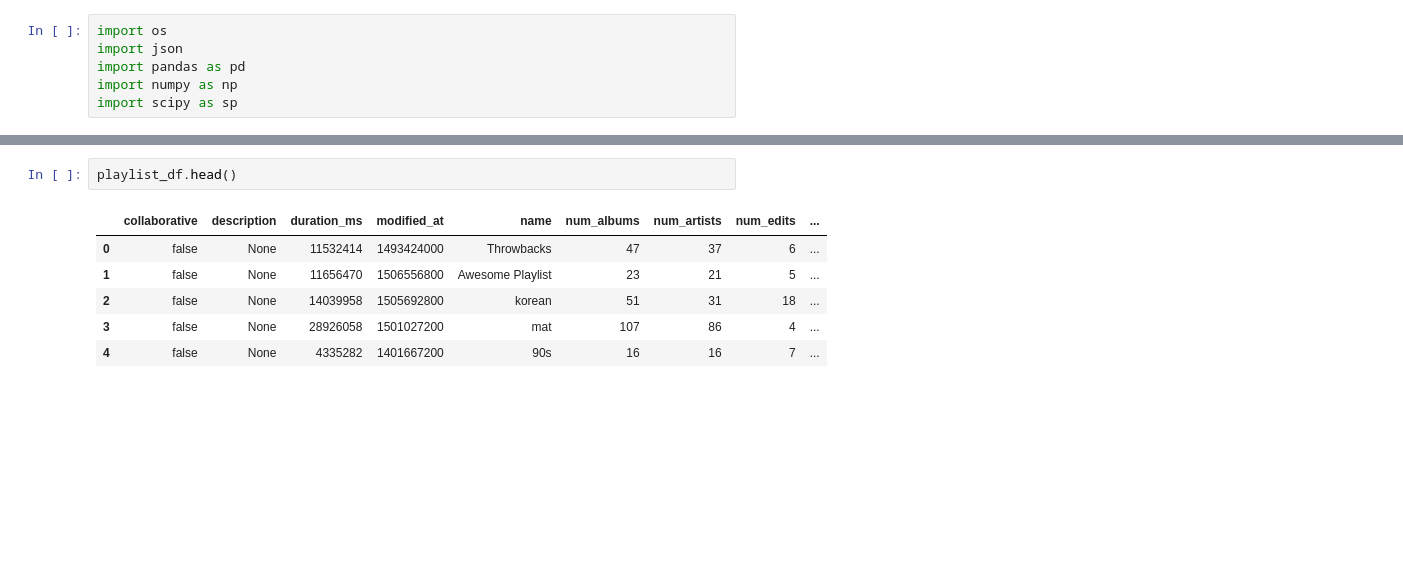
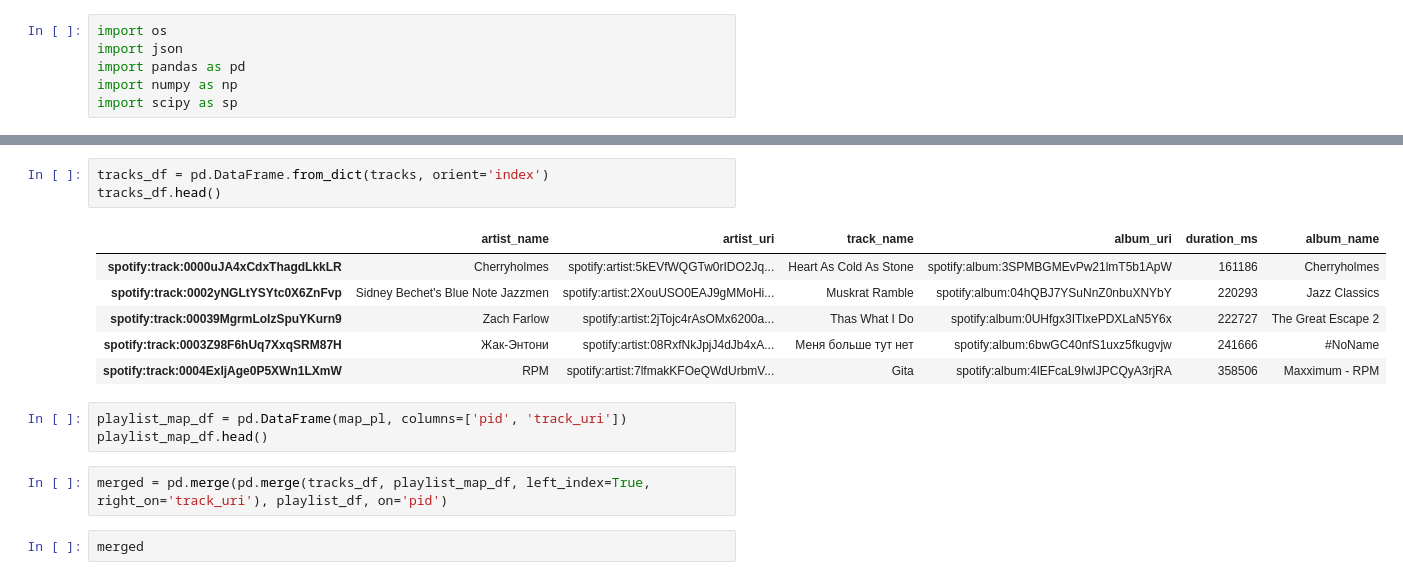
Before and after one commit to tralpha/spotify-project, a Jupyter notebook: DataLoader.ipynb, the cells around one changed output, grey strips where cells are left out. Cells and saved outputs as stored; diff of their text form; blank space fills up the shorter version.

```diff
--- a/DataLoader.ipynb
+++ b/DataLoader.ipynb
@@ -81,9 +102,17 @@ playlist_df = pd.DataFrame(playlists)
-# %%
-playlist_df.head()
-# %% [output]
-|  | collaborative | description | duration_ms | modified_at | name | num_albums | num_artists | num_edits | ... |
-| 0 | false | None | 11532414 | 1493424000 | Throwbacks | 47 | 37 | 6 | ... |
-| 1 | false | None | 11656470 | 1506556800 | Awesome Playlist | 23 | 21 | 5 | ... |
-| 2 | false | None | 14039958 | 1505692800 | korean | 51 | 31 | 18 | ... |
-| 3 | false | None | 28926058 | 1501027200 | mat | 107 | 86 | 4 | ... |
-| 4 | false | None | 4335282 | 1401667200 | 90s | 16 | 16 | 7 | ... |
+# %%
+tracks_df = pd.DataFrame.from_dict(tracks, orient='index')
+tracks_df.head()
+# %% [output]
+|  | artist_name | artist_uri | track_name | album_uri | duration_ms | album_name |
+| spotify:track:0000uJA4xCdxThagdLkkLR | Cherryholmes | spotify:artist:5kEVfWQGTw0rIDO2Jq... | Heart As Cold As Stone | spotify:album:3SPMBGMEvPw21lmT5b1ApW | 161186 | Cherryholmes |
+| spotify:track:0002yNGLtYSYtc0X6ZnFvp | Sidney Bechet's Blue Note Jazzmen | spotify:artist:2XouUSO0EAJ9gMMoHi... | Muskrat Ramble | spotify:album:04hQBJ7YSuNnZ0nbuXNYbY | 220293 | Jazz Classics |
+| spotify:track:00039MgrmLoIzSpuYKurn9 | Zach Farlow | spotify:artist:2jTojc4rAsOMx6200a... | Thas What I Do | spotify:album:0UHfgx3ITlxePDXLaN5Y6x | 222727 | The Great Escape 2 |
+| spotify:track:0003Z98F6hUq7XxqSRM87H | Жак-Энтони | spotify:artist:08RxfNkJpjJ4dJb4xA... | Меня больше тут нет | spotify:album:6bwGC40nfS1uxz5fkugvjw | 241666 | #NoName |
+| spotify:track:0004ExljAge0P5XWn1LXmW | RPM | spotify:artist:7lfmakKFOeQWdUrbmV... | Gita | spotify:album:4lEFcaL9IwlJPCQyA3rjRA | 358506 | Maxximum - RPM |
+# %%
+playlist_map_df = pd.DataFrame(map_pl, columns=['pid', 'track_uri'])
+playlist_map_df.head()
+# %%
+merged = pd.merge(pd.merge(tracks_df, playlist_map_df, left_index=True, right_on='track_uri'), playlist_df, on='pid')
+# %%
+merged
```
Also changed, not shown: parts of 2 cells of this notebook.
